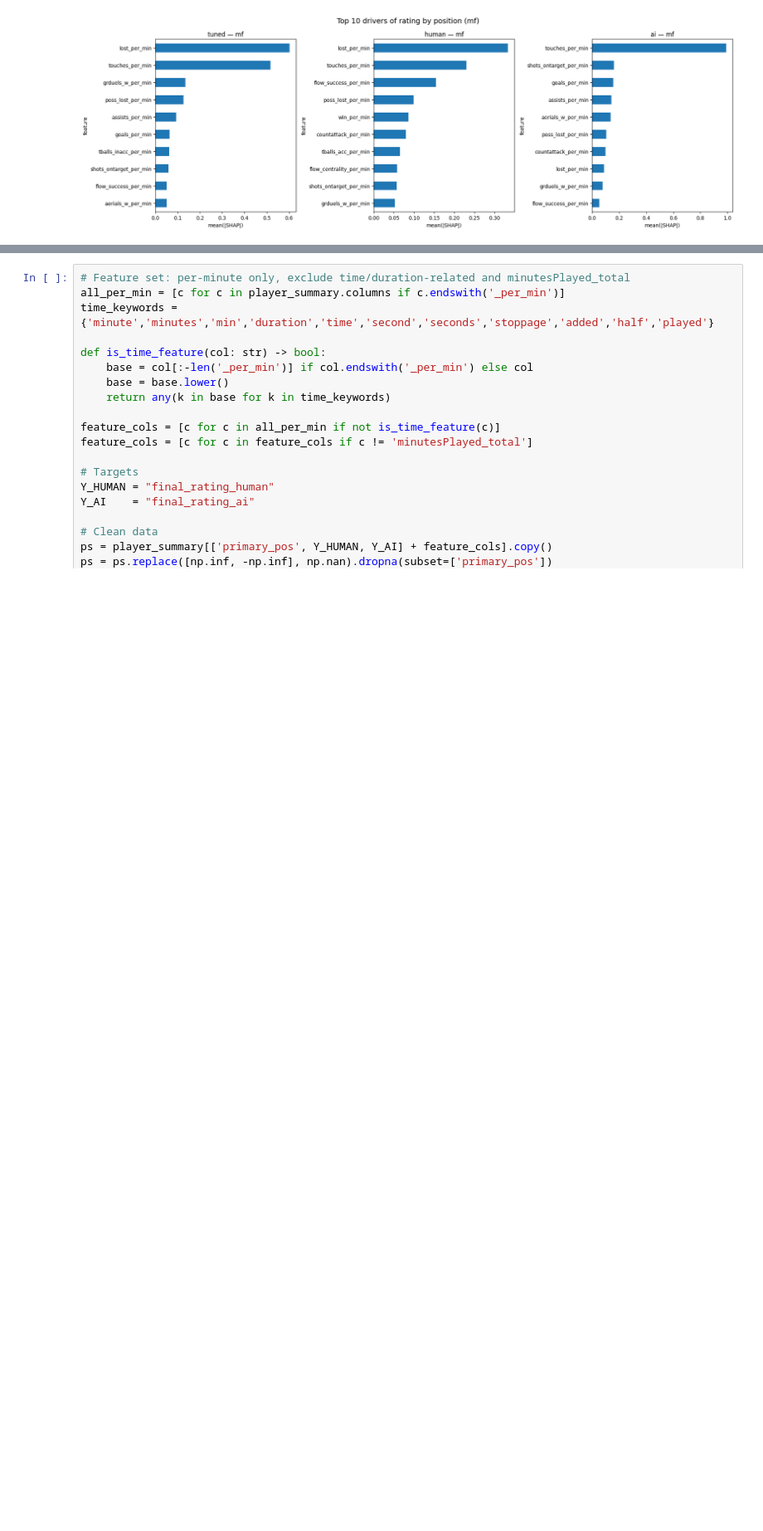
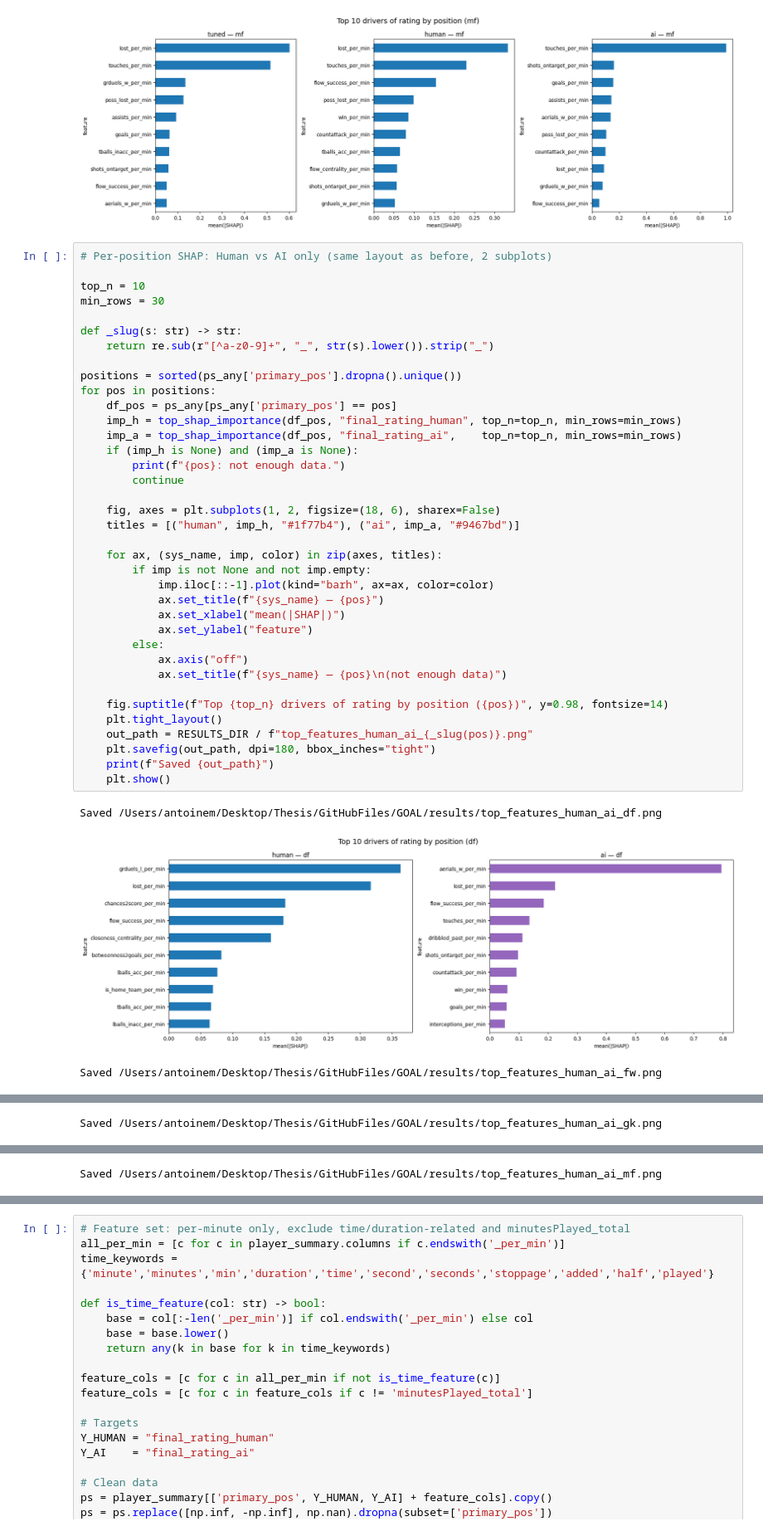
Before and after one commit to AntoineMagninn/GOAL, a Jupyter notebook: notebooks/Answer_analysis.ipynb, the cells around one changed output, grey strips where cells are left out. Shown at 83% size. Cells and saved outputs as stored; diff of their text form; blank space fills up the shorter version.

```diff
--- a/notebooks/Answer_analysis.ipynb
+++ b/notebooks/Answer_analysis.ipynb
@@ -243,3 +249,44 @@ for pos, sys_imps in all_importances.items():
 [figure]
 [figure]
 [figure]
+# %%
+# Per-position SHAP: Human vs AI only (same layout as before, 2 subplots)
+
+top_n = 10
+min_rows = 30
+
+def _slug(s: str) -> str:
+    return re.sub(r"[^a-z0-9]+", "_", str(s).lower()).strip("_")
+
+positions = sorted(ps_any['primary_pos'].dropna().unique())
+for pos in positions:
+    df_pos = ps_any[ps_any['primary_pos'] == pos]
+    imp_h = top_shap_importance(df_pos, "final_rating_human", top_n=top_n, min_rows=min_rows)
+    imp_a = top_shap_importance(df_pos, "final_rating_ai",    top_n=top_n, min_rows=min_rows)
+    if (imp_h is None) and (imp_a is None):
+        print(f"{pos}: not enough data.")
+        continue
+
+    fig, axes = plt.subplots(1, 2, figsize=(18, 6), sharex=False)
+    titles = [("human", imp_h, "#1f77b4"), ("ai", imp_a, "#9467bd")]
+
+    for ax, (sys_name, imp, color) in zip(axes, titles):
+        if imp is not None and not imp.empty:
+            imp.iloc[::-1].plot(kind="barh", ax=ax, color=color)
+            ax.set_title(f"{sys_name} — {pos}")
+            ax.set_xlabel("mean(|SHAP|)")
+            ax.set_ylabel("feature")
+        else:
+            ax.axis("off")
+            ax.set_title(f"{sys_name} — {pos}\n(not enough data)")
+
+    fig.suptitle(f"Top {top_n} drivers of rating by position ({pos})", y=0.98, fontsize=14)
+    plt.tight_layout()
+    out_path = RESULTS_DIR / f"top_features_human_ai_{_slug(pos)}.png"
+    plt.savefig(out_path, dpi=180, bbox_inches="tight")
+    print(f"Saved {out_path}")
+    plt.show()
+# %% [output]
+Saved /Users/antoinem/Desktop/Thesis/GitHubFiles/GOAL/results/top_features_human_ai_df.png
+[figure, added]
+Saved /Users/antoinem/Desktop/Thesis/GitHubFiles/GOAL/results/top_features_human_ai_fw.png
@@ -245,0 +294 @@ for pos, sys_imps in all_importances.items():
+Saved /Users/antoinem/Desktop/Thesis/GitHubFiles/GOAL/results/top_features_human_ai_gk.png
@@ -245,0 +296 @@ for pos, sys_imps in all_importances.items():
+Saved /Users/antoinem/Desktop/Thesis/GitHubFiles/GOAL/results/top_features_human_ai_mf.png
```
Also changed, not shown: parts of 9 cells of this notebook, 8 other files.
